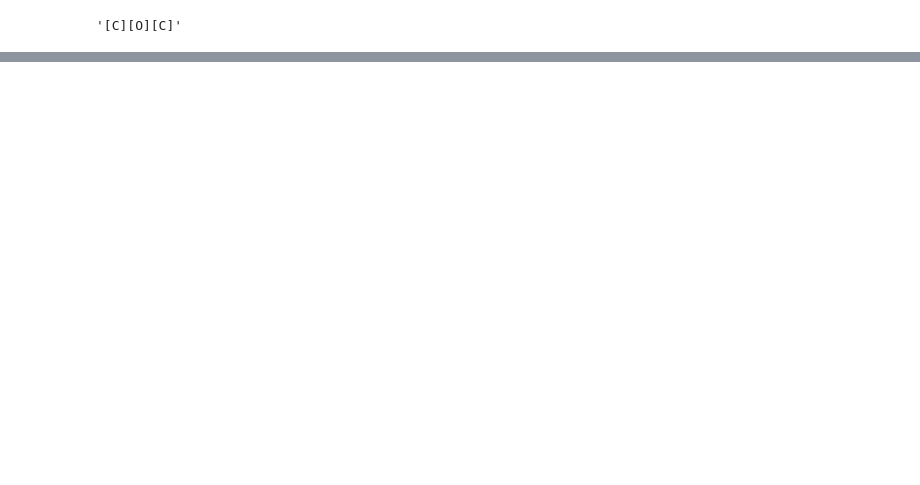
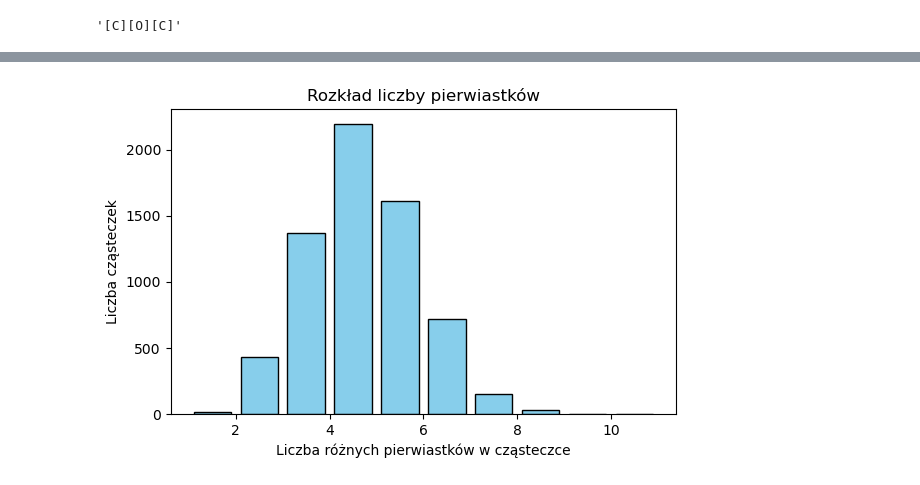
Before and after one commit to JanAndrzejewski050/Molecular-Spectro-Latent-Modeling, a Jupyter notebook: selfies_intro.ipynb, the cells around one changed output, grey strips where cells are left out. Drawn from its saved outputs; the diff is of its cells as text; code cells hidden in the pictures; blank space fills up the shorter version.

```diff
--- a/selfies_intro.ipynb
+++ b/selfies_intro.ipynb
@@ -57,0 +137,11 @@ Selfies: [N][C][=C][C][=C][Branch1][=N][C][=Branch1][C][=O][N][C][C][C][=Branch1
+# %%
+plt.figure(figsize=(6,4))
+plt.hist(data["n_elements"].dropna(), bins=range(1,12), rwidth=0.8, color="skyblue", edgecolor="black")
+plt.xlabel("Liczba różnych pierwiastków w cząsteczce")
+plt.ylabel("Liczba cząsteczek")
+plt.title("Rozkład liczby pierwiastków")
+plt.tight_layout()
+plt.savefig("num_elements_hist.png", dpi=150)
+plt.show()
+# %% [output]
+[figure, added]
```
Also changed, not shown: parts of 28 cells of this notebook.
